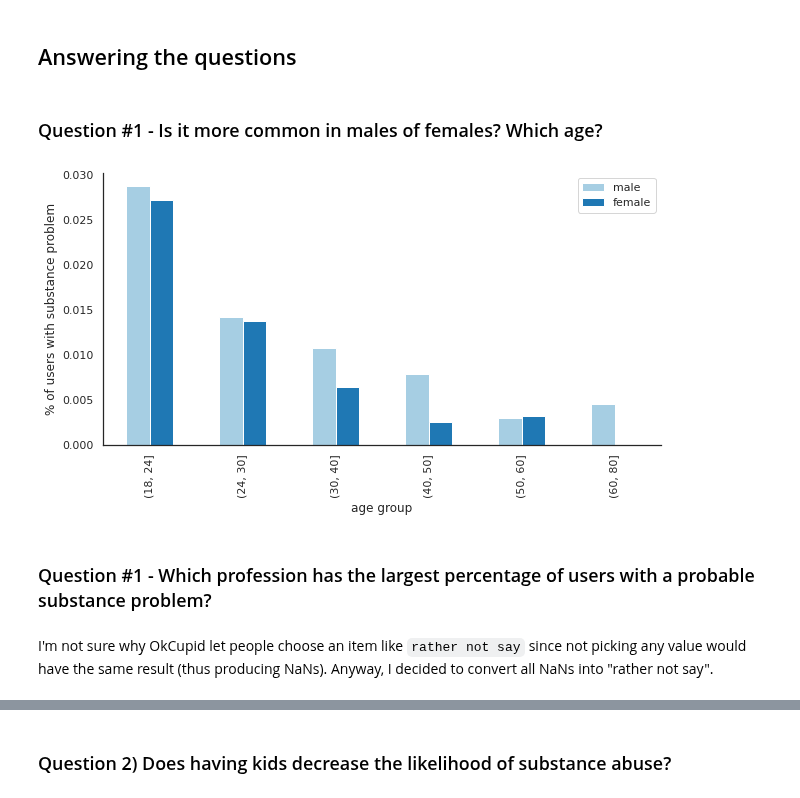
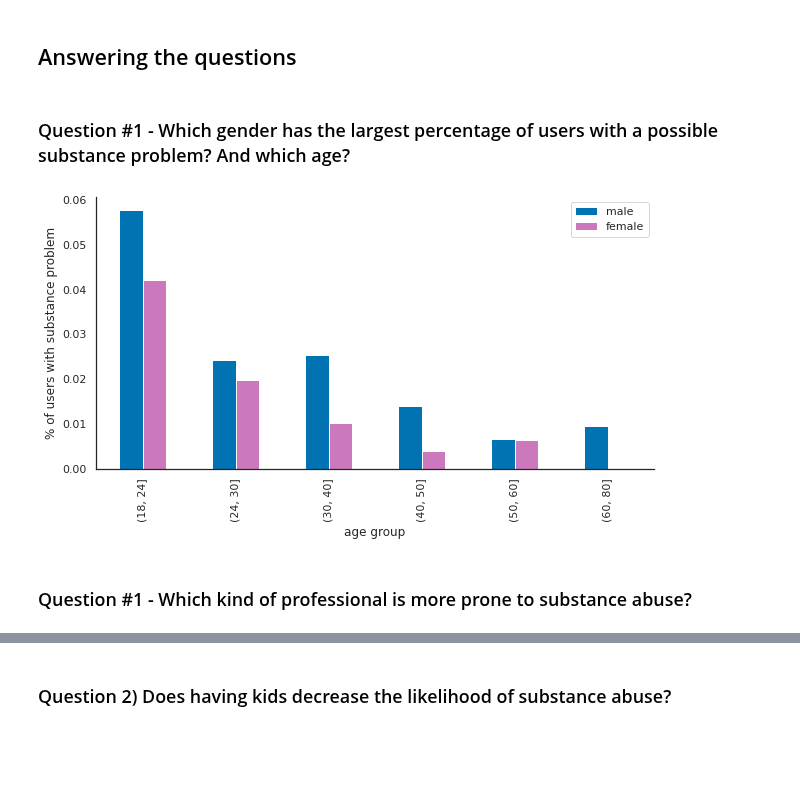
Before and after one commit to brunoarine/substance-problem-study, a Jupyter notebook: notebooks/project.ipynb, the cells around one changed output, grey strips where cells are left out. Drawn from its saved outputs; the diff is of its cells as text; code cells hidden in the pictures; blank space fills up the shorter version.

```diff
--- a/notebooks/project.ipynb
+++ b/notebooks/project.ipynb
@@ -53,0 +82,3 @@ df.drop(["body_type", "education", "ethnicity", "height", "income", "last_online
+# %%
+df.dropna(axis=0, inplace=True)
+df.shape
@@ -80,29 +127,23 @@ df['abuse'] = df['alcohol_problem'] | df['drugs_problem']
 # %% [markdown]
 ## Answering the questions
-# %%
-sns.set_style("white")
-sns.set_palette("rocket_r")
-sns.set_context("notebook")
-# %% [markdown]
-### Question #1 - Is it more common in males of females? Which age?
+# %% [markdown]
+### Question #1 - Which gender has the largest percentage of users with a possible substance problem? And which age?
 # %%
 df["age_group"] = pd.cut(df['age'], bins=[18,24,30,40,50,60,80])
 # %%
 df["female"] = df["sex"].replace({"m": 0, "f": 1})
 # %%
-sns.set_palette("Paired")
+gender_colors = sns.color_palette("colorblind").as_hex()
 
 male = df[df["female"] == 0].groupby("age_group")["abuse"].mean().to_frame()
 female = df[df["female"] == 1].groupby("age_group")["abuse"].mean().to_frame()
-has_kids = pd.concat([male, female], axis=1)
-has_kids.columns = ["male", "female"]
+sex = pd.concat([male, female], axis=1)
+sex.columns = ["male", "female"]
 
-has_kids.plot.bar(figsize=(10,5))
+sex.plot.bar(figsize=(10,5), color=[gender_colors[0], gender_colors[4]])
 plt.ylabel("% of users with substance problem")
 plt.xlabel("age group")
 sns.despine()
 plt.show()
 # %% [output]
-[figure, old version]
+[figure, new version]
-# %% [markdown]
-### Question #1 - Which profession has the largest percentage of users with a probable substance problem?
@@ -111,5 +150,5 @@ df["job"].fillna("rather not say", inplace=True)
-# %% [markdown]
-I'm not sure why OkCupid let people choose an item like `rather not say` since not picking any value would have the same result (thus producing NaNs). Anyway, I decided to convert all NaNs into "rather not say".
+# %% [markdown]
+### Question #1 - Which kind of professional is more prone to substance abuse?
 # %%
 job_relative = df.groupby("job")['abuse'].mean().sort_values().to_frame()
 job_relative*100
```
Also changed, not shown: parts of 36 cells of this notebook.
